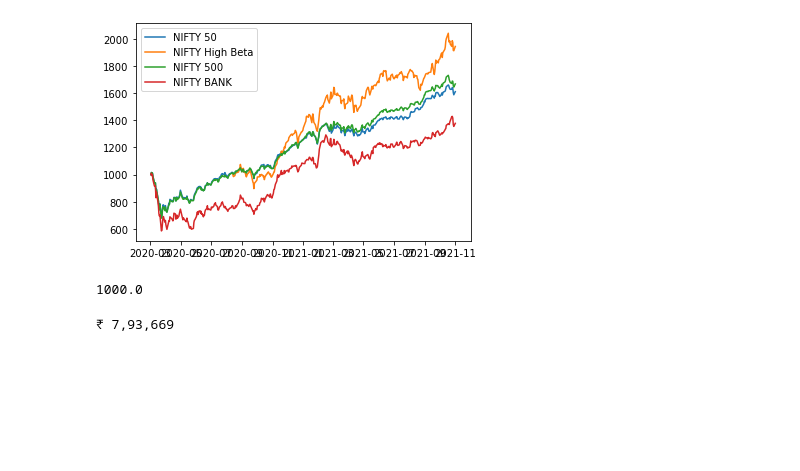
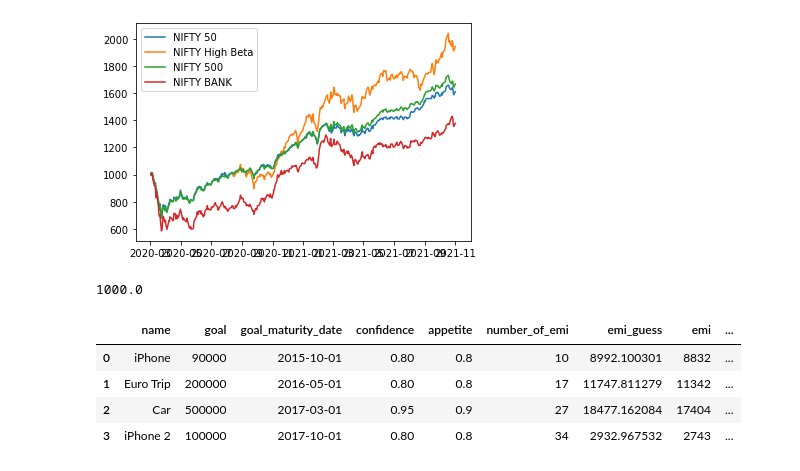
Before and after one commit to hiteshgulati/HG, a Jupyter notebook: alm.ipynb, the cells around one changed output. Cells and saved outputs as stored; diff of their text form; code cells hidden in the pictures; blank space fills up the shorter version.

Commit message:
multiple goals implemented

```diff
--- a/alm.ipynb
+++ b/alm.ipynb
@@ -686,29 +689,83 @@ plt.show()
 slice['Close'].iloc[0]
 # %% [output]
 1000.0
+# %%
+def number_of_emi (start_date, end_date):
+    return cashflows[(cashflows['date']>=start_date)&(cashflows['date']<=end_date)]['cash_inflow_flag'].sum()
+v_number_of_emi = np.vectorize(number_of_emi)
 # %%
 verbose = 2
 
 lookback_years = 10
-emi = 10000
-downpayment = 100_000
 
 plan_inception_date = dt(2015,1,1)
 rf_annual = .06
 
+tolerance = 10
+
 goals = [{'name':'iPhone', 'goal':90_000, 'goal_maturity_date':dt(2015,10,1),'confidence':.80,'appetite':.8},
-         {'name':'Euro Trip', 'goal':200_000, 'goal_maturity_date':dt(2016,4,1),'confidence':.80,'appetite':.8},
-         {'name':'Car', 'goal':500_000, 'goal_maturity_date':dt(2017,5,1),'confidence':.95,'appetite':.9},
+         {'name':'Euro Trip', 'goal':200_000, 'goal_maturity_date':dt(2016,5,1),'confidence':.80,'appetite':.8},
+         {'name':'Car', 'goal':500_000, 'goal_maturity_date':dt(2017,3,1),'confidence':.95,'appetite':.9},
          {'name':'iPhone 2', 'goal':100_000, 'goal_maturity_date':dt(2017,10,1),'confidence':.80,'appetite':.8}]
+
+
 
 goals = pd.DataFrame(goals)
 rf = np.power(rf_annual+1,1/365) - 1
 plan_end_date = goals['goal_maturity_date'].max()
-# goals['PV'] = (goals['goal']*goals['appetite'])*(goals['goal_maturity_date'] - plan_inception_date).dt.days
-goals['PV'] = npf.pv(rf,nper=(goals['goal_maturity_date'] - plan_inception_date).dt.days+1,fv=-goals['goal'], pmt=0)
-goals['PV_appetite_adjusted'] = goals['PV'] *goals['appetite']
 
+cashflows = pd.DataFrame(index=pd.date_range(start=plan_inception_date, end=plan_end_date)).reset_index().rename(columns={'index':'date'})
+cashflows['cash_inflow_flag'] = False
+cashflows['cash_outflow'] = 0
+cashflows['cash_outflow_for_goal'] = ""
+cashflows.loc[cashflows['date'].dt.day==1,'cash_inflow_flag'] = True
 
-print(to_currency(goals['PV'].sum()))
+goals['number_of_emi'] = v_number_of_emi(plan_inception_date,goals['goal_maturity_date'])
+goals['emi_guess'] = npf.pmt(rate = rf, nper=goals['number_of_emi'], fv=-1 * goals['goal'], pv=0, when='begin')
+goals['emi'] = 0
+goals['low'] = goals['goal'] * goals['appetite']
+goals['invested_in_rf'] = False
+goals['shifted_to_rf_on'] = None
+goals['probablity_breach_count'] = 0
+goals['pv'] = 0
+goals['fv'] = 0
+
+for idx,goal in goals.iterrows():
+    cashflows.loc[cashflows['date']==goal['goal_maturity_date'],'cash_outflow'] += -goal['goal']
+    cashflows.loc[cashflows['date']==goal['goal_maturity_date'],'cash_outflow_for_goal'] += goal['name'] + ", "
+    tranch = cashflows[(cashflows['date']>=plan_inception_date) & (cashflows['date']<=goal['goal_maturity_date'])]
+    tranch['cash_inflow'] = 0
+    tranch['name'] = goal['name']
+
+    emi_guess = goal['emi_guess']
+    tranch.loc[tranch['cash_inflow_flag'],'cash_inflow'] = emi_guess
+    dist = npf.npv(rf,tranch['cash_inflow']) - npf.pv(rate=rf,nper=len(tranch), pmt=0,fv=-goal['goal'])
+    last_turn = False
+    i=0
+    while not((dist>0)&(dist<tolerance)):
+        convergence = -dist/len(tranch)
+        if abs(convergence) < 1:
+            convergence = 1
+            last_turn = True
+        emi_guess += convergence
+        tranch.loc[tranch['cash_inflow_flag'],'cash_inflow'] = math.ceil(emi_guess)
+        dist = npf.npv(rf,tranch['cash_inflow']) - npf.pv(rate=rf,nper=len(tranch), pmt=0,fv=-goal['goal'])
+        if last_turn:
+            break
+        i+=1
+    goals.loc[idx,'emi'] = math.ceil(emi_guess)
+    cashflows = cashflows.merge(tranch[['cash_inflow','date']], on='date',how='left')
+    cashflows.rename(columns={'cash_inflow':'cash_inflow_'+goal['name']}, inplace=True)
+cashflows.drop('cash_inflow_flag',axis=1,inplace=True)
+cashflows['cash_inflow'] = 0
+cashflows.fillna(0,inplace=True)
+for col in cashflows:
+    if col[:12] == 'cash_inflow_':
+        cashflows['cash_inflow'] = cashflows['cash_inflow'] + cashflows[col]
+goals
 # %% [output]
-₹ 7,93,669
+|  | name | goal | goal_maturity_date | confidence | appetite | number_of_emi | emi_guess | emi | ... |
+| 0 | iPhone | 90000 | 2015-10-01 | 0.80 | 0.8 | 10 | 8992.100301 | 8832 | ... |
+| 1 | Euro Trip | 200000 | 2016-05-01 | 0.80 | 0.8 | 17 | 11747.811279 | 11342 | ... |
+| 2 | Car | 500000 | 2017-03-01 | 0.95 | 0.9 | 27 | 18477.162084 | 17404 | ... |
+| 3 | iPhone 2 | 100000 | 2017-10-01 | 0.80 | 0.8 | 34 | 2932.967532 | 2743 | ... |
```
Also changed, not shown: parts of 11 cells of this notebook, 1 other file.
